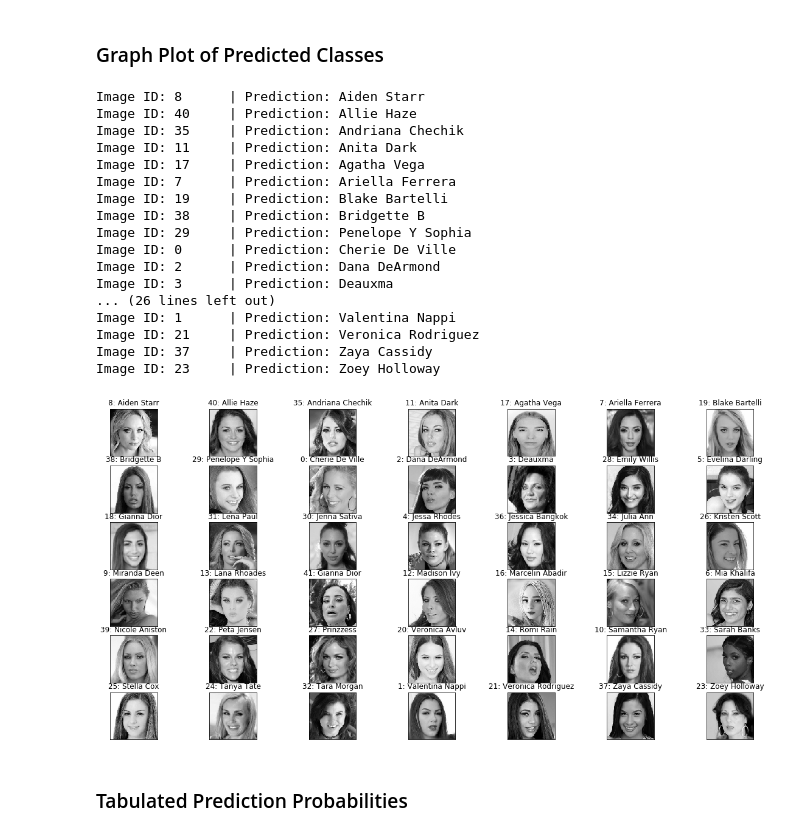
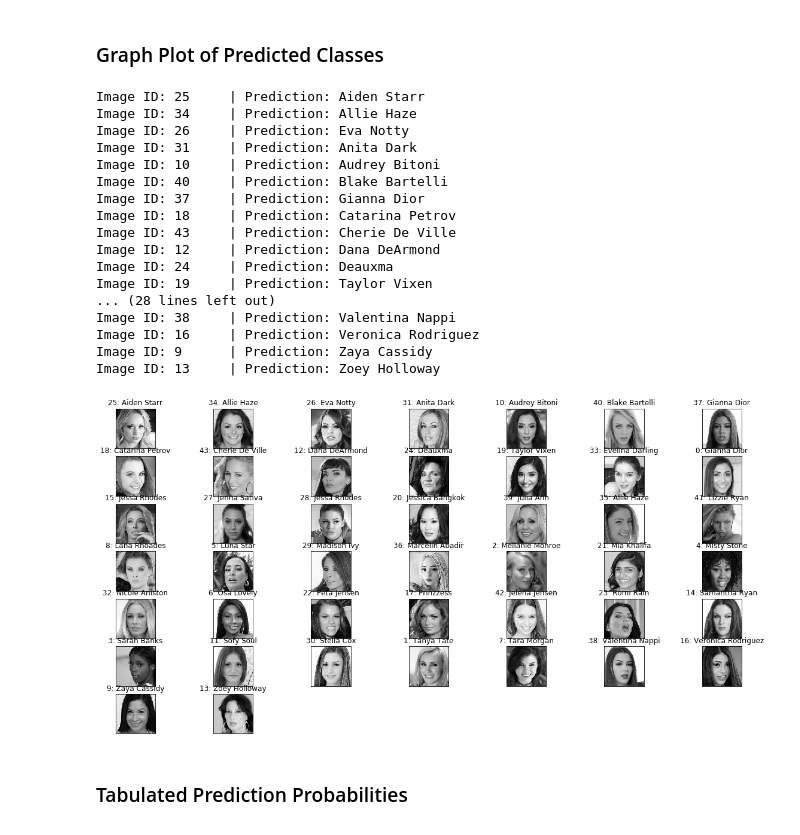
Before and after one commit to Chipzstar/TensorFlow-CNN-Image-Classifier, a Jupyter notebook: CNN Image Classifier (TF 2.0 with keras).ipynb, the cells around one changed output. Drawn from its saved outputs; the diff is of its cells as text; code cells hidden in the pictures.

Commit message:
06/12/2019 - New tf model

```diff
--- a/CNN Image Classifier (TF 2.0 with keras).ipynb
+++ b/CNN Image Classifier (TF 2.0 with keras).ipynb
@@ -334,4 +357,4 @@ Epoch 75/75
 """date = datetime.date(2019, 11, 6).strftime('%d-%b-%Y')
 model_path = f'models/{date}/'
 MODEL = tf.keras.models.load_model(f'{model_path}')"""
-MODEL =  tf.keras.models.load_model(f'{MODEL_PATH}')
+# MODEL =  tf.keras.models.load_model(f'{MODEL_PATH}')
@@ -397,52 +422,52 @@ IMAGE_IDs = []
 # %%
 test_data = np.load('test_data.npy', allow_pickle=True)
 fig = plt.figure(figsize=(20,10))
 results = {cls: [] for cls in LABELS}
 
 # iterate over each image in test_sample
 # get the model's class prediction of the image
 for num, data in enumerate(test_data):
     data[0] = data[0] / 255.0
     img_data = data[0]
     img_num = data[1]
-    y = fig.add_subplot(6, 7, num + 1)
+    y = fig.add_subplot(7, 7, num + 1)
     orig = img_data
     data = img_data.reshape(-1, IMG_SIZE, IMG_SIZE, 1)
     model_out = MODEL.predict([data]).flatten()
     index = np.argmax(model_out)
     # generate output dictionary
     results = {LABELS[i]: results.get(LABELS[i]) + [model_out[i]] for i in range(NUM_CLASSES)}
     IMAGE_IDs.append(img_num)
 
     # cross-reference the predicted class-index to its class-label (for each test image)
     class_label = CLASS_INDEX.get(index, 'Invalid class!')
     print(f"Image ID: {img_num}\t | Prediction: {class_label}")
 
     y.imshow(orig, cmap='gray')
     plt.title(f'{img_num}: {class_label}')
     y.axes.get_xaxis().set_visible(False)
     y.axes.get_yaxis().set_visible(False)
 plt.show()
 # plt.savefig('Class Results')
 # %% [output]
-Image ID: 8      | Prediction: Aiden Starr
-Image ID: 40     | Prediction: Allie Haze
-Image ID: 35     | Prediction: Andriana Chechik
-Image ID: 11     | Prediction: Anita Dark
-Image ID: 17     | Prediction: Agatha Vega
-Image ID: 7      | Prediction: Ariella Ferrera
-Image ID: 19     | Prediction: Blake Bartelli
-Image ID: 38     | Prediction: Bridgette B
-Image ID: 29     | Prediction: Penelope Y Sophia
-Image ID: 0      | Prediction: Cherie De Ville
-Image ID: 2      | Prediction: Dana DeArmond
-Image ID: 3      | Prediction: Deauxma
-... (26 lines left out)
-Image ID: 1      | Prediction: Valentina Nappi
-Image ID: 21     | Prediction: Veronica Rodriguez
-Image ID: 37     | Prediction: Zaya Cassidy
-Image ID: 23     | Prediction: Zoey Holloway
+Image ID: 25     | Prediction: Aiden Starr
+Image ID: 34     | Prediction: Allie Haze
+Image ID: 26     | Prediction: Eva Notty
+Image ID: 31     | Prediction: Anita Dark
+Image ID: 10     | Prediction: Audrey Bitoni
+Image ID: 40     | Prediction: Blake Bartelli
+Image ID: 37     | Prediction: Gianna Dior
+Image ID: 18     | Prediction: Catarina Petrov
+Image ID: 43     | Prediction: Cherie De Ville
+Image ID: 12     | Prediction: Dana DeArmond
+Image ID: 24     | Prediction: Deauxma
+Image ID: 19     | Prediction: Taylor Vixen
+... (28 lines left out)
+Image ID: 38     | Prediction: Valentina Nappi
+Image ID: 16     | Prediction: Veronica Rodriguez
+Image ID: 9      | Prediction: Zaya Cassidy
+Image ID: 13     | Prediction: Zoey Holloway
-[figure, old version]
+[figure, new version]
 # %%
 IMAGES_NAMES = [img.split('.')[0] for img in next(os.walk(ALIGNED_TEST_DIR))[2]]
 # %% [markdown]
```
Also changed, not shown: parts of 14 cells of this notebook, 12 other files.
